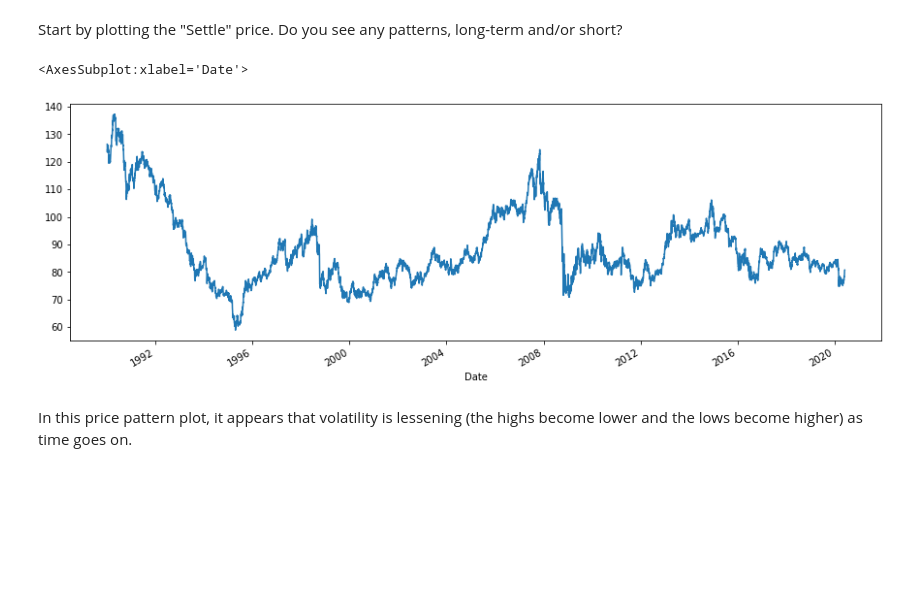
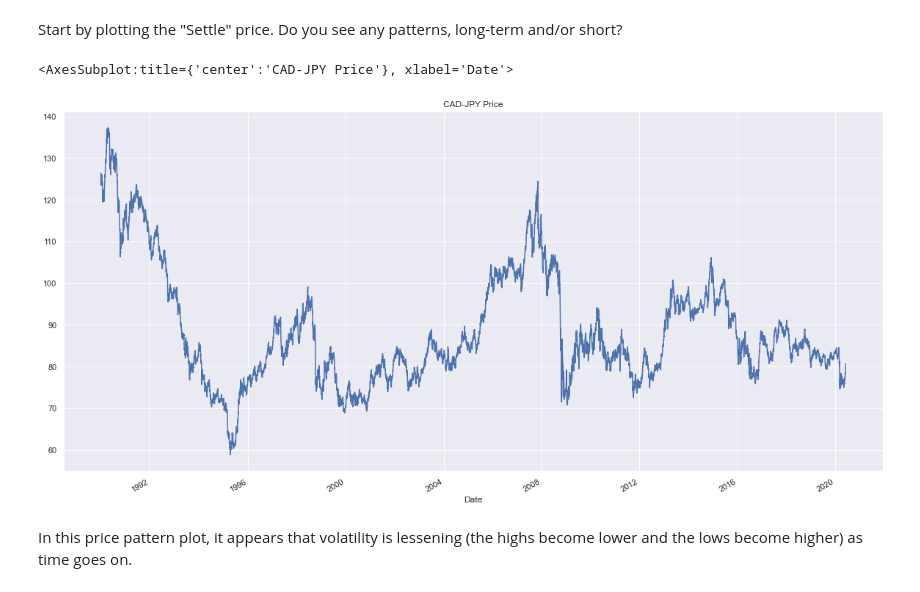
Before and after one commit to adamgulyas/currency-modelling, a Jupyter notebook: time_series_analysis.ipynb, the cells around one changed output. Saved outputs shown, nothing was run; the diff lists cells and outputs as text; code cells hidden in the pictures; blank space fills up the shorter version.

```diff
--- a/time_series_analysis.ipynb
+++ b/time_series_analysis.ipynb
@@ -2,10 +2,15 @@
 import numpy as np
 import pandas as pd
 from pathlib import Path
+import matplotlib.pyplot as plt
+import seaborn as sns
 %matplotlib inline
 
 import warnings
 warnings.simplefilter(action='ignore', category=Warning)
+
+sns.set_theme()
+figsize = (20, 10)
 # %% [markdown]
 # Return Forecasting: Time Series Analysis & Modelling with CAD-PHY Exchange rate data.
 In this notebook, you will load historical Canadian Dollar-Yen exchange rate futures data and apply time series analysis and modeling to determine whether there is any predictable behavior.
@@ -25,7 +30,7 @@ cad_jpy_df.head()
 | 1982-01-11 | 187.64 | 187.64 | 187.64 | 187.64 |
 # %%
 # Trim the dataset to begin on January 1st, 1990
-cad_jpy_df = cad_jpy_df.loc["1990-01-01":, :]
+cad_jpy_df = cad_jpy_df.loc['1990':]
 cad_jpy_df.head()
 # %% [output]
 |  | Price | Open | High | Low |
@@ -41,10 +46,10 @@ cad_jpy_df.head()
  Start by plotting the "Settle" price. Do you see any patterns, long-term and/or short?
 # %%
 # Plot just the "Price" column from the dataframe:
-cad_jpy_df['Price'].plot(figsize=(15,5))
+cad_jpy_df['Price'].plot(figsize=figsize, title="CAD-JPY Price")
 # %% [output]
-<AxesSubplot:xlabel='Date'>
+<AxesSubplot:title={'center':'CAD-JPY Price'}, xlabel='Date'>
-[figure, old version]
+[figure, new version]
 # %% [markdown]
 In this price pattern plot, it appears that volatility is lessening (the highs become lower and the lows become higher) as time goes on.
 # %% [markdown]
```
Also changed, not shown: parts of 14 cells of this notebook.
